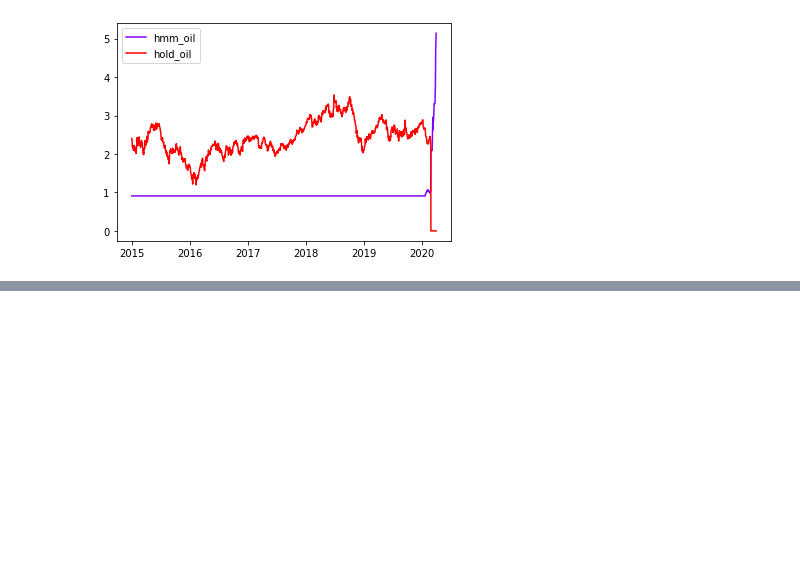
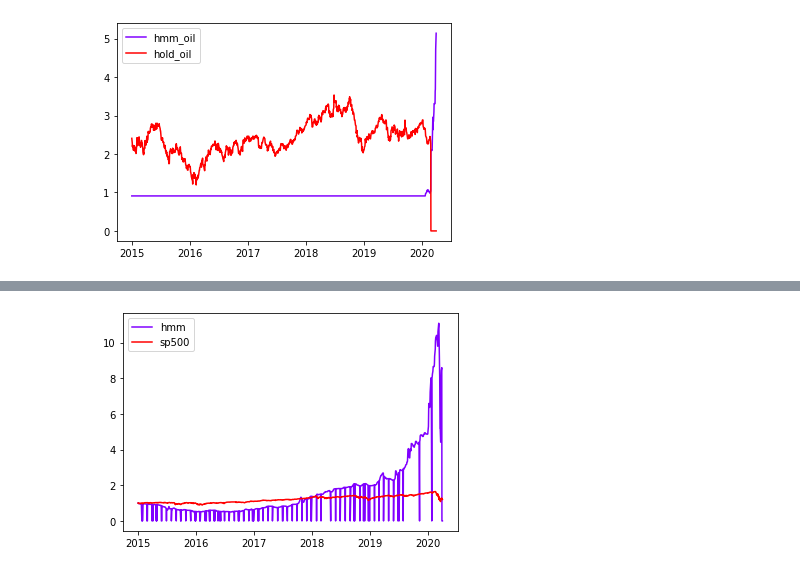
Before and after one commit to jamesBaker361/project, a Jupyter notebook: saturdayexperiements.ipynb, the cells around one changed output, grey strips where cells are left out. Drawn from its saved outputs; the diff is of its cells as text; code cells hidden in the pictures; blank space fills up the shorter version.

```diff
--- a/saturdayexperiements.ipynb
+++ b/saturdayexperiements.ipynb
@@ -134,7 +134,7 @@ from functools import total_ordering
 
 @total_ordering
 class MarkovStrategy:
-    def __init__(self,model,strat,params,returns,asset):
+    def __init__(self,strat,returns,asset,model=None,params='technical'):
         self.strat=strat #strat function that returns -1,0,1
         self.params=params #the columns of the dataset taht feeds the input to the model
         self.returns=returns # the series actual returns that this portfolio yielded
@@ -145,7 +145,13 @@ class MarkovStrategy:
         return self.returns.iloc[len(self.returns)-1]<other.returns.iloc[len(other.returns)-1]
 
     def __eq__(self,other):
-        self.returns.iloc[len(self.returns)-1]==other.returns.iloc[len(other.returns)-1]
+        return self.returns.iloc[len(self.returns)-1]==other.returns.iloc[len(other.returns)-1]
+
+    def __str__(self):
+        return str(self.returns.iloc[len(self.returns)-1])+' '+self.asset
+
+    def __repr__(self):
+        return self.__str__()
 # %%
 spy_pct.name='pct_spy'
 assets=hard_pct.join(spy_pct).dropna()
@@ -171,7 +161,7 @@ def test_model_mapping(df=hard_tech, model=GaussianHMM,n_components=3,assets=ass
     train=df.iloc[:train_size]
     hmm=model(n_components=3, covariance_type="full", n_iter=1000).fit(train)
     models=[]
-    for mapping in [[1,0,-1],[1,-1,0],[0,1,-1],[0,-1,1],[-1,0,1],[-1,1,0]]:
+    for mapping in [[x,y,z] for x in [-1,0,1] for y in [-1,0,1] for z in [-1,0,1]]:
         def strat(row,hmm=hmm,mapping=mapping):
             ret=hmm.predict([row])[0]
             return mapping[ret]
@@ -179,4 +169,5 @@ def test_model_mapping(df=hard_tech, model=GaussianHMM,n_components=3,assets=ass
         for asset in assets.columns:
             prices,sigs=series_merge(assets[asset][begin_date:],trade)
             perf=eval_signals(prices,sigs)
-            print(perf.iloc[len(perf)-1],asset,mapping)
+            models.append(MarkovStrategy(strat,perf,asset))
+    return sorted(models,reverse=True)
@@ -202,0 +174,11 @@ test_model_mapping()
+# %%
+ranking=test_model_mapping(train_size=5000)
+# %%
+def benchmark_start(start_date,spy_pct=spy_pct):
+    benchmark=1+spy_pct[start_date:]
+    benchmark.iloc[0]=1
+    for x in range(1,len(benchmark)):
+        benchmark.iloc[x]*=benchmark.iloc[x-1]
+    return benchmark
+
+ben=benchmark('2015-01-01')
@@ -202,0 +200,4 @@ test_model_mapping()
+# %%
+td.time_series_chart(hmm=ranking[0].returns['2015-01-01':],sp500=ben)
+# %% [output]
+[figure, added]
```
Also changed, not shown: parts of 16 cells of this notebook, 3 other files.
